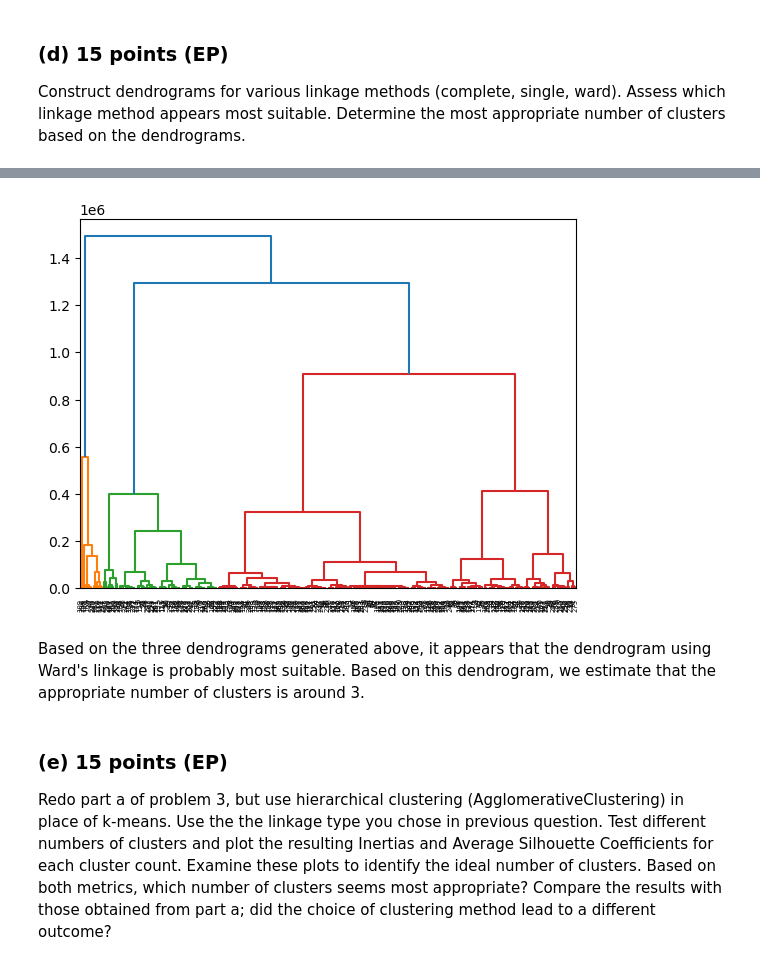
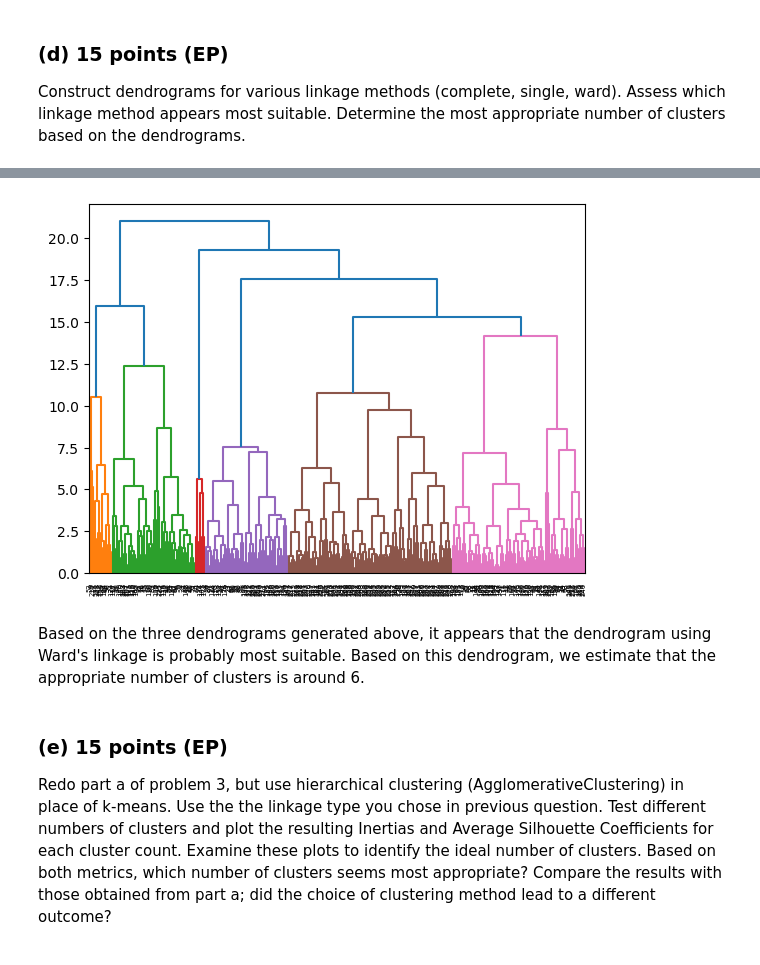
Before and after one commit to Ben-Heinze/CSCI-491-Data-Visualization, a Jupyter notebook: Assignment 3/3- Scatterplot, dimension reduction and clustering.ipynb, the cells around one changed output, grey strips where cells are left out. Drawn from its saved outputs; the diff is of its cells as text; code cells hidden in the pictures.

```diff
--- a/Assignment 3/3- Scatterplot, dimension reduction and clustering.ipynb
+++ b/Assignment 3/3- Scatterplot, dimension reduction and clustering.ipynb
@@ -347,9 +349,9 @@ singleDendrogram = sch.dendrogram(sch.linkage(numerical, method='single'))
 # %%
-wardDendrogram = sch.dendrogram(sch.linkage(numerical, method='ward'))
+wardDendrogram = sch.dendrogram(sch.linkage(pcaTransformedDataset, method='ward'))
 # %% [output]
-[figure, old version]
+[figure, new version]
 # %% [markdown]
-Based on the three dendrograms generated above, it appears that the dendrogram using Ward's linkage is probably most suitable. Based on this dendrogram, we estimate that the appropriate number of clusters is around 3.
+Based on the three dendrograms generated above, it appears that the dendrogram using Ward's linkage is probably most suitable. Based on this dendrogram, we estimate that the appropriate number of clusters is around 6.
 # %% [markdown]
 ### (e) 15 points (EP)
 Redo part a of problem 3, but use hierarchical clustering (AgglomerativeClustering) in place of k-means. Use the the linkage type you chose in previous question. Test different numbers of clusters and plot the resulting Inertias and Average Silhouette Coefficients for each cluster count. Examine these plots to identify the ideal number of clusters. Based on both metrics, which number of clusters seems most appropriate? Compare the results with those obtained from part a; did the choice of clustering method lead to a different outcome?
```
Also changed, not shown: parts of 6 cells of this notebook.
